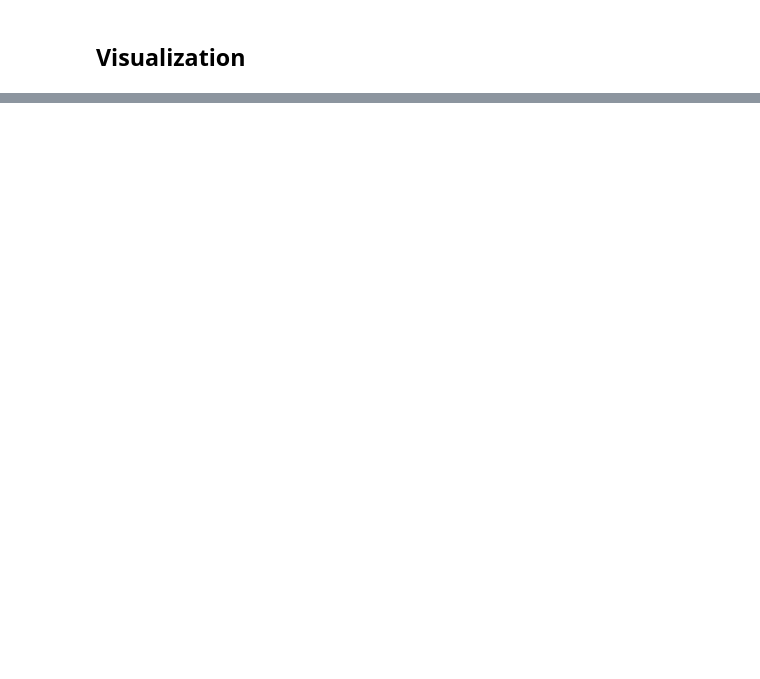
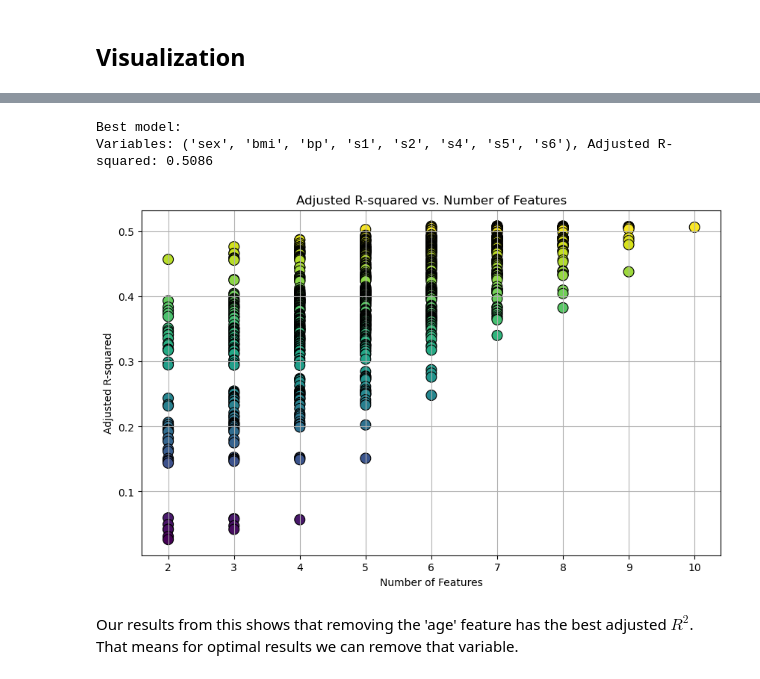
Before and after one commit to dmangames1941/3162-portfolio, a Jupyter notebook: Project 3/project3.ipynb, the cells around one changed output, grey strips where cells are left out. Saved outputs shown, nothing was run; the diff lists cells and outputs as text; code cells hidden in the pictures; blank space fills up the shorter version.

```diff
--- a/Project 3/project3.ipynb
+++ b/Project 3/project3.ipynb
@@ -114,0 +126,4 @@ plt.show()
+# %%
+X = sm.add_constant(X)
+model = sm.OLS(y,X).fit()
+print(model.summary())
@@ -114,0 +170,43 @@ plt.show()
+# %%
+import itertools
+results = []
+indep_vars = list(df.columns)
+indep_vars.remove('target')
+for r in range(2, 11):
+    for combo in itertools.combinations(indep_vars, r):
+        X = df[list(combo)]
+        X = sm.add_constant(X)  # Adds a constant term to the predictor
+        y = df['target']
+
+        # Fit the model
+        model = sm.OLS(y, X).fit()
+
+        # Store the results
+        results.append({
+            'variables': combo,
+            'adjusted_r_squared': model.rsquared_adj,
+            'num_features': len(combo)
+        })
+results = sorted(results, key=lambda x: x['adjusted_r_squared'], reverse=True)
+
+best_model = results[0]
+print("\nBest model:")
+print(f"Variables: {best_model['variables']}, Adjusted R-squared: {best_model['adjusted_r_squared']:.4f}")
+
+num_features = [result['num_features'] for result in results]
+adjusted_r_squared_values = [result['adjusted_r_squared'] for result in results]
+plt.figure(figsize=(10, 6))
+sns.scatterplot(x=num_features, y=adjusted_r_squared_values,
+                    hue=adjusted_r_squared_values, palette="viridis",
+                    s=100, edgecolor="k", legend=False)
+plt.xlabel("Number of Features")
+plt.ylabel("Adjusted R-squared")
+plt.title("Adjusted R-squared vs. Number of Features")
+plt.grid(True)
+plt.show()
+# %% [output]
+Best model:
+Variables: ('sex', 'bmi', 'bp', 's1', 's2', 's4', 's5', 's6'), Adjusted R-squared: 0.5086
+[figure, added]
+# %% [markdown]
+Our results from this shows that removing the 'age' feature has the best adjusted $R^2$. That means for optimal results we can remove that variable.
```
Also changed, not shown: parts of 29 cells of this notebook.
